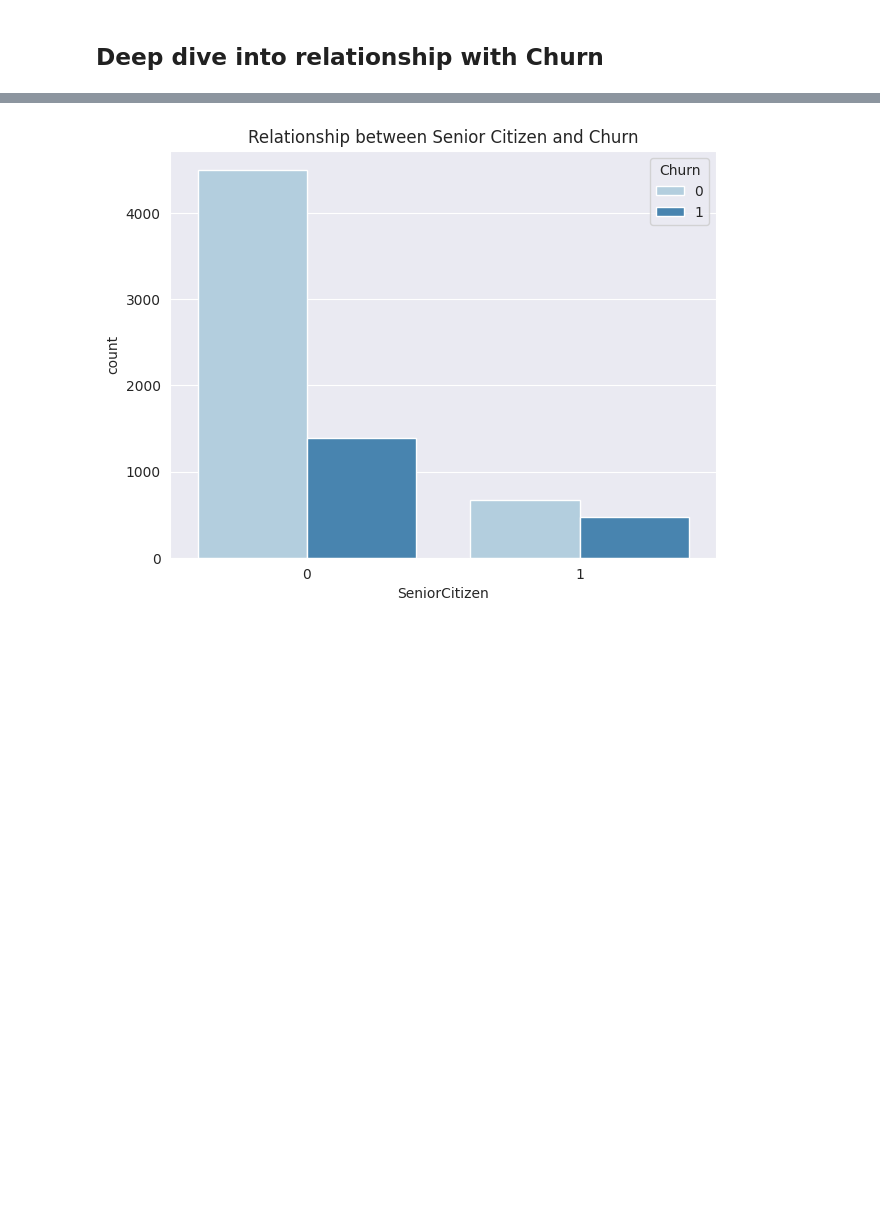
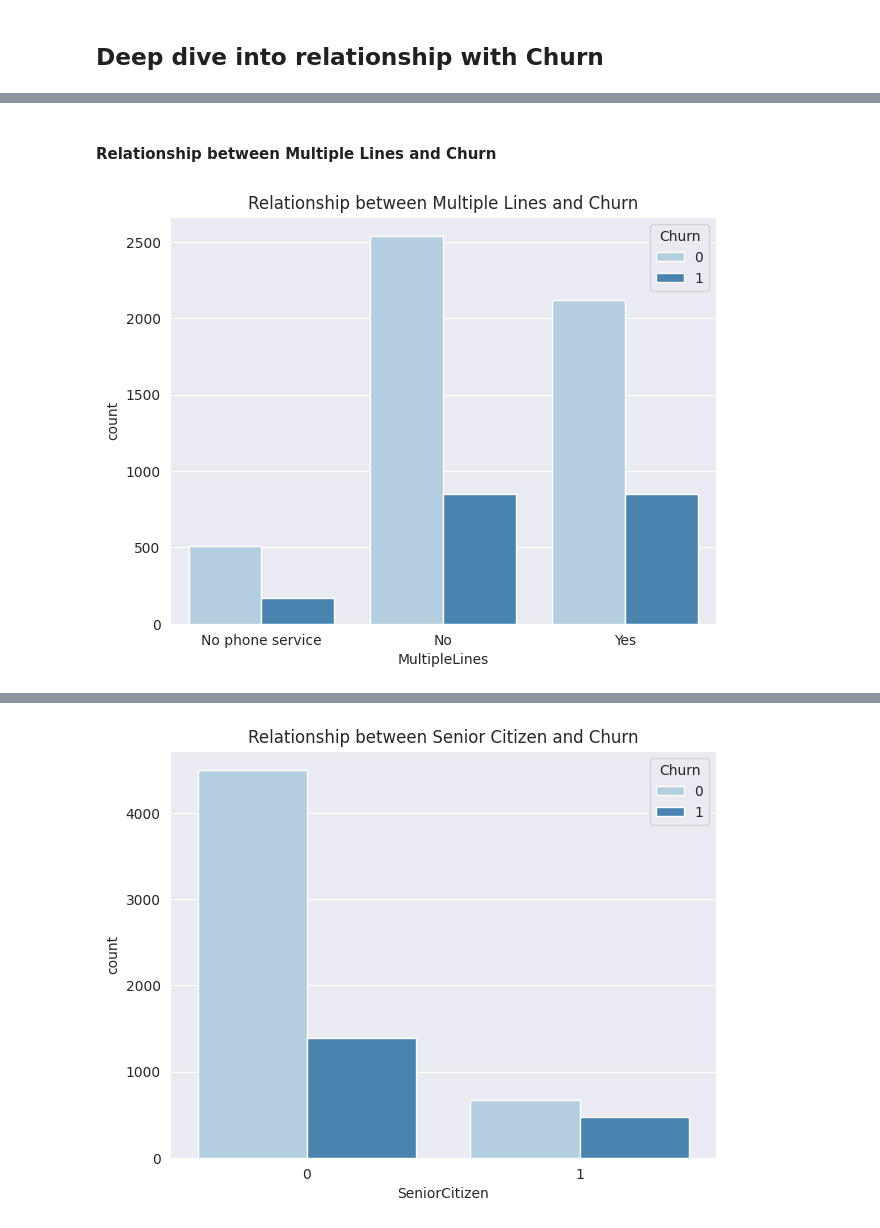
Before and after one commit to slickHnaa/Career_Accelerator_LP3-Classifcation, a Jupyter notebook: 01_Churn.ipynb, the cells around one changed output, grey strips where cells are left out. Cells and saved outputs as stored; diff of their text form; code cells hidden in the pictures; blank space fills up the shorter version.

```diff
--- a/01_Churn.ipynb
+++ b/01_Churn.ipynb
@@ -478,0 +520,23 @@ pair_grid = sns.pairplot(c_data)
+# %% [markdown]
+
+#### Relationship between Multiple Lines and Churn
+# %%
+sns.set_style('darkgrid')
+sns.countplot(x='MultipleLines', hue='Churn', data=c_data, palette='Blues')
+vc = c_data['MultipleLines'].value_counts()
+for p in ax.patches:
+    # Get the x and y coordinates of the bar
+    x_coord = p.get_x() + p.get_width() / 2
+    y_coord = p.get_height()
+
+    # Format the text you want to display as the annotation
+    count = int(y_coord)  # Convert the count to an integer if needed
+    text = f'{count}'  # Customize the text as desired
+
+    # Add the annotation to the plot
+    ax.text(x=x_coord, y=y_coord/2, s=text, ha='center', va='bottom')
+plt.tight_layout()
+plt.title('Relationship between Multiple Lines and Churn')
+plt.show()
+# %% [output]
+[figure, added]
```
Also changed, not shown: parts of 21 cells of this notebook.
